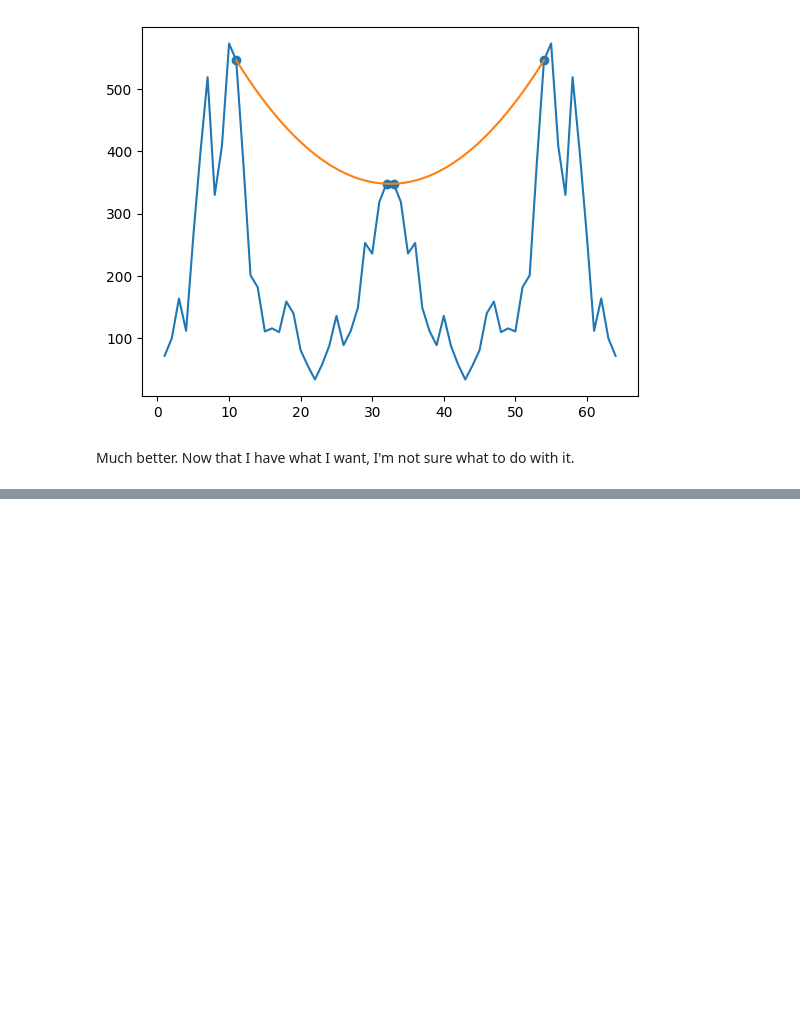
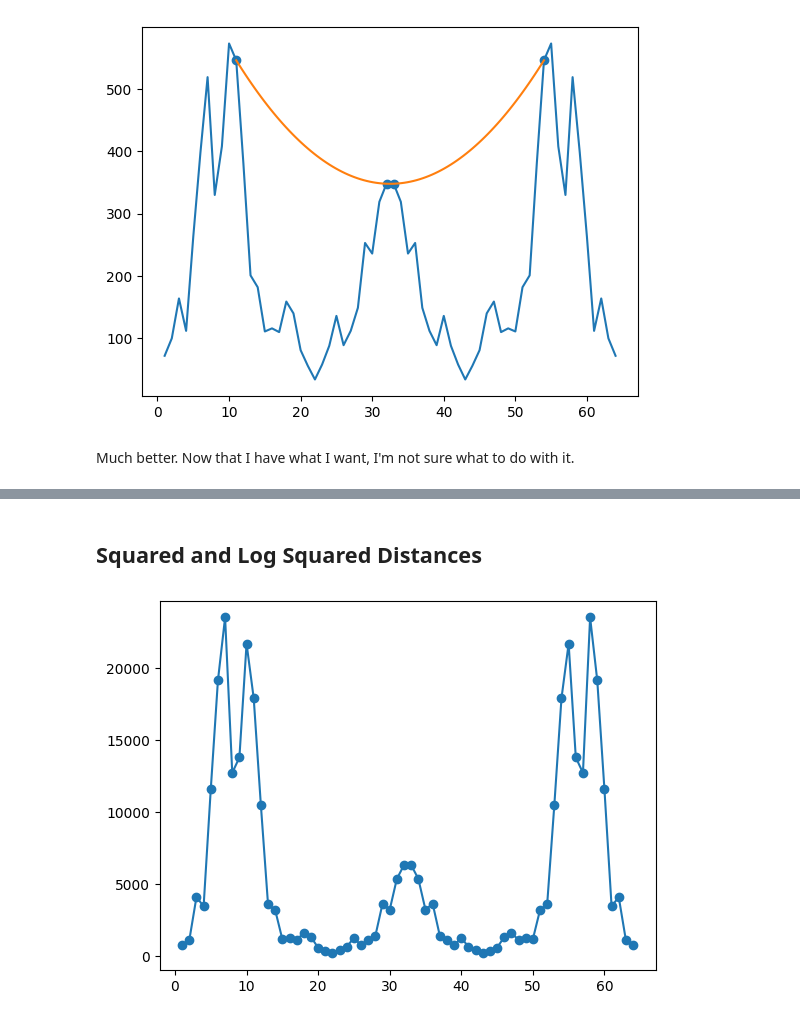
Before and after one commit to zdravoj/hilbert-convolution, a Jupyter notebook: hilbert_convolution_research.ipynb, the cells around one changed output, grey strips where cells are left out. Saved outputs shown, nothing was run; the diff lists cells and outputs as text; code cells hidden in the pictures; blank space fills up the shorter version.

Commit message:
added sqdist and logsqdist to convolve_point

```diff
--- a/hilbert_convolution_research.ipynb
+++ b/hilbert_convolution_research.ipynb
@@ -723,0 +731,3 @@ Much better. Now that I have what I want, I'm not sure what to do with it.
+# %%
+def submatrix(matrix, start_row, start_col, size):
+    return matrix[start_row:start_row+size, start_col:start_col+size]
@@ -723,0 +796,2 @@ Much better. Now that I have what I want, I'm not sure what to do with it.
+# %% [markdown]
+## Squared and Log Squared Distances
@@ -723,0 +840,40 @@ Much better. Now that I have what I want, I'm not sure what to do with it.
+# %%
+def convolve_hilbert(hilbert, kernel_radius, conv_type='abs'):
+    hilbert_pad = np.pad(hilbert, pad_width=kernel_radius, constant_values=0)
+    kernel = circle_kernel(kernel_radius)
+    if conv_type == 'abs':
+        return np.array(
+            [
+                [
+                    convolve_point(hilbert_pad, i, j, kernel)
+                for j in range(len(hilbert_pad[0][:-(kernel_radius*2)]))]
+            for i in range(len(hilbert_pad[:-(kernel_radius*2)]))]
+        )
+    elif conv_type == 'sq':
+        return np.array(
+            [
+                [
+                    convolve_point_sqdist(hilbert_pad, i, j, kernel)
+                for j in range(len(hilbert_pad[0][:-(kernel_radius*2)]))]
+            for i in range(len(hilbert_pad[:-(kernel_radius*2)]))]
+        )
+    elif conv_type == 'log':
+        return np.array(
+            [
+                [
+                    convolve_point_sqdist_log(hilbert_pad, i, j, kernel)
+                for j in range(len(hilbert_pad[0][:-(kernel_radius*2)]))]
+            for i in range(len(hilbert_pad[:-(kernel_radius*2)]))]
+        )
+# %%
+# combines all functions to take only the size (exponent) of matrix and kernel radius
+def hilbert_convolution_graph(exponent, radius, conv_type):
+    h = hilbert(exponent)
+    ch = convolve_hilbert(h, radius, conv_type)
+    x, y = conv_hilb_xy(h, ch)
+    plt.plot(x, y)
+    plt.scatter(x, y);
+# %%
+hilbert_convolution_graph(3, 3, 'sq')
+# %% [output]
+[figure, added]
```
Also changed, not shown: parts of 21 cells of this notebook.
